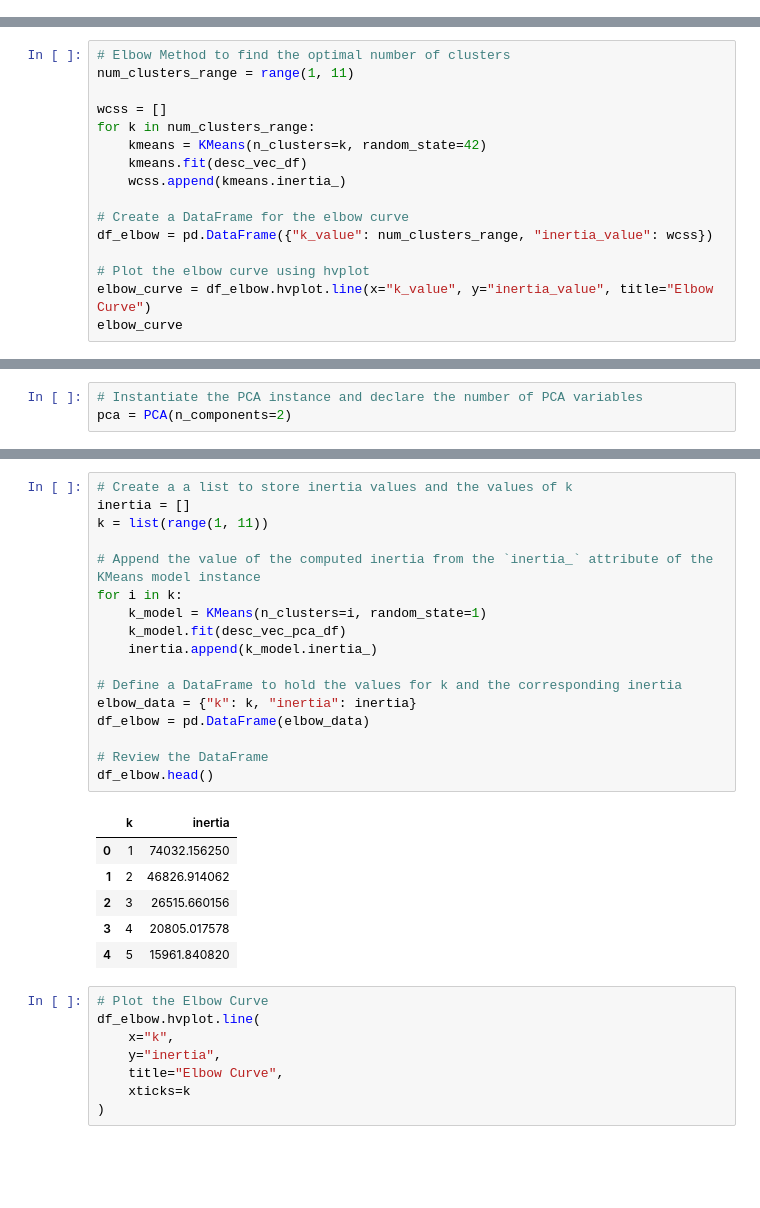
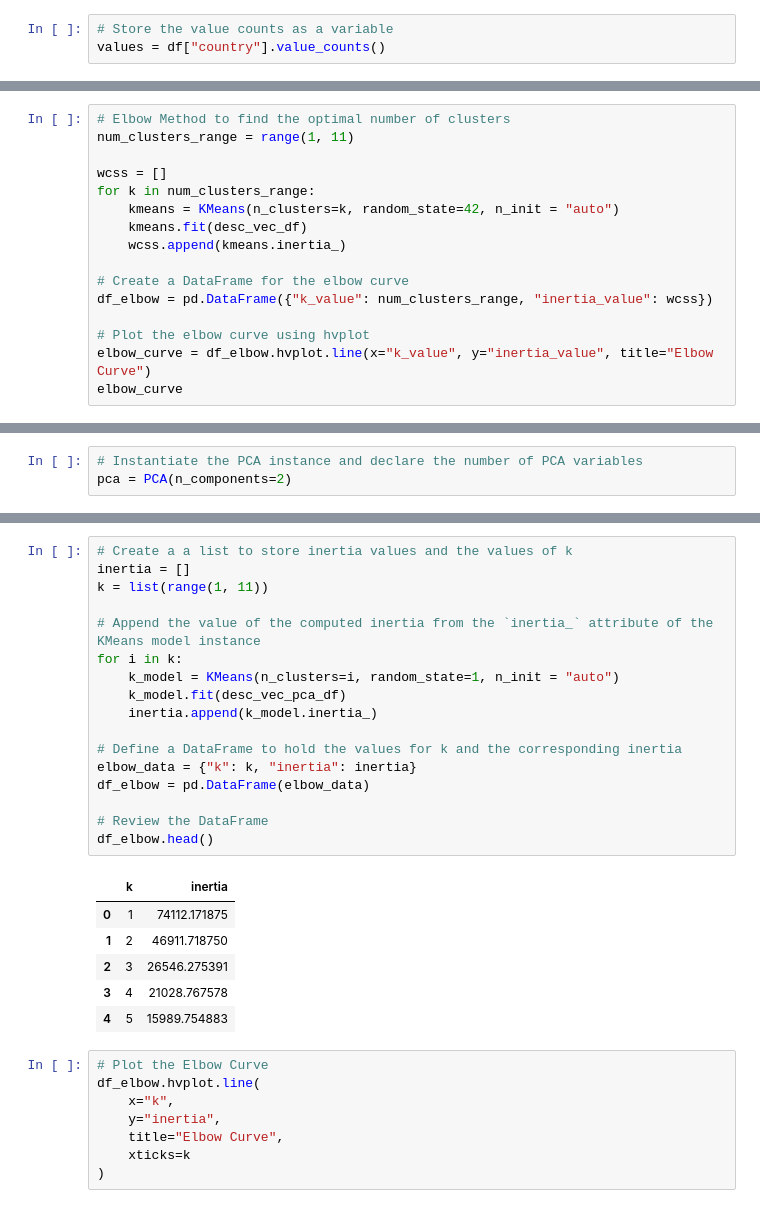
Before and after one commit to desireetrevino/SpiceUpYourLife, a Jupyter notebook: updated_wine_analysis.ipynb, the cells around one changed output, grey strips where cells are left out. Saved outputs shown, nothing was run; the diff lists cells and outputs as text; blank space fills up the shorter version.

```diff
--- a/updated_wine_analysis.ipynb
+++ b/updated_wine_analysis.ipynb
@@ -61,6 +61,9 @@ Slovakia                      1
 China                         1
 Egypt                         1
 Name: country, dtype: int64
+# %%
+# Store the value counts as a variable
+values = df["country"].value_counts()
 # %%
 # Create list of country names to keep
 countries_to_keep = ["US", "France", "Italy", "Spain", "Portugal", "Chile", "Argentina", "Austria",
@@ -215,7 +213,7 @@ num_clusters_range = range(1, 11)
 
 wcss = []
 for k in num_clusters_range:
-    kmeans = KMeans(n_clusters=k, random_state=42)
+    kmeans = KMeans(n_clusters=k, random_state=42, n_init = "auto")
     kmeans.fit(desc_vec_df)
     wcss.append(kmeans.inertia_)
 
@@ -306,27 +304,27 @@ desc_vec_pca_df.head()
 # %%
 # Create a a list to store inertia values and the values of k
 inertia = []
 k = list(range(1, 11))
 
 # Append the value of the computed inertia from the `inertia_` attribute of the KMeans model instance
 for i in k:
-    k_model = KMeans(n_clusters=i, random_state=1)
+    k_model = KMeans(n_clusters=i, random_state=1, n_init = "auto")
     k_model.fit(desc_vec_pca_df)
     inertia.append(k_model.inertia_)
 
 # Define a DataFrame to hold the values for k and the corresponding inertia
 elbow_data = {"k": k, "inertia": inertia}
 df_elbow = pd.DataFrame(elbow_data)
 
 # Review the DataFrame
 df_elbow.head()
 # %% [output]
 |  | k | inertia |
-| 0 | 1 | 74032.156250 |
-| 1 | 2 | 46826.914062 |
-| 2 | 3 | 26515.660156 |
-| 3 | 4 | 20805.017578 |
-| 4 | 5 | 15961.840820 |
+| 0 | 1 | 74112.171875 |
+| 1 | 2 | 46911.718750 |
+| 2 | 3 | 26546.275391 |
+| 3 | 4 | 21028.767578 |
+| 4 | 5 | 15989.754883 |
 # %%
 # Plot the Elbow Curve
 df_elbow.hvplot.line(
```
Also changed, not shown: parts of 11 cells of this notebook.
